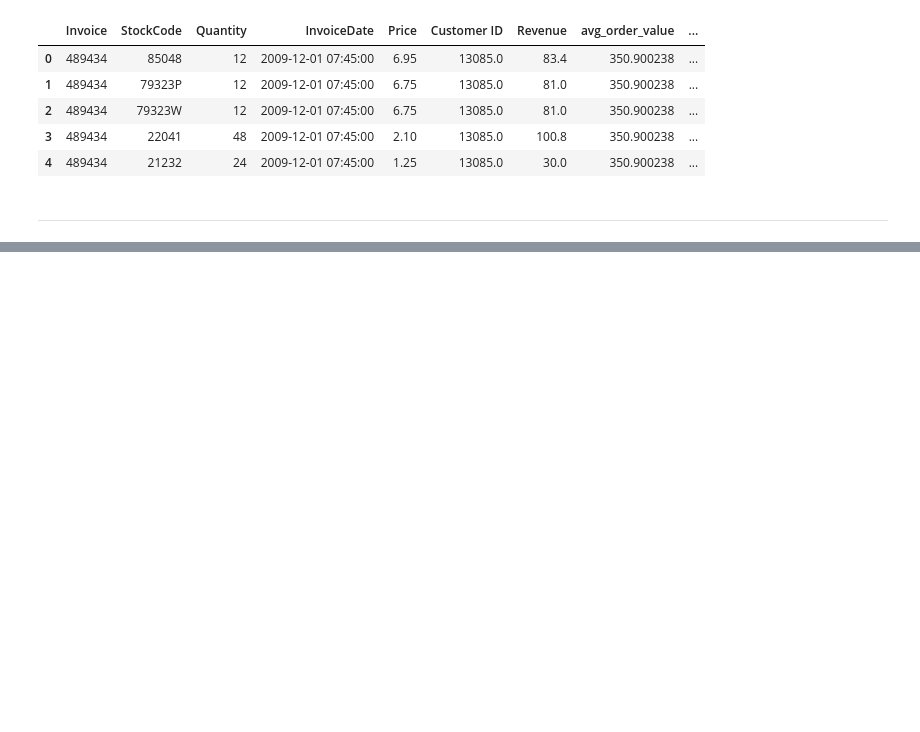
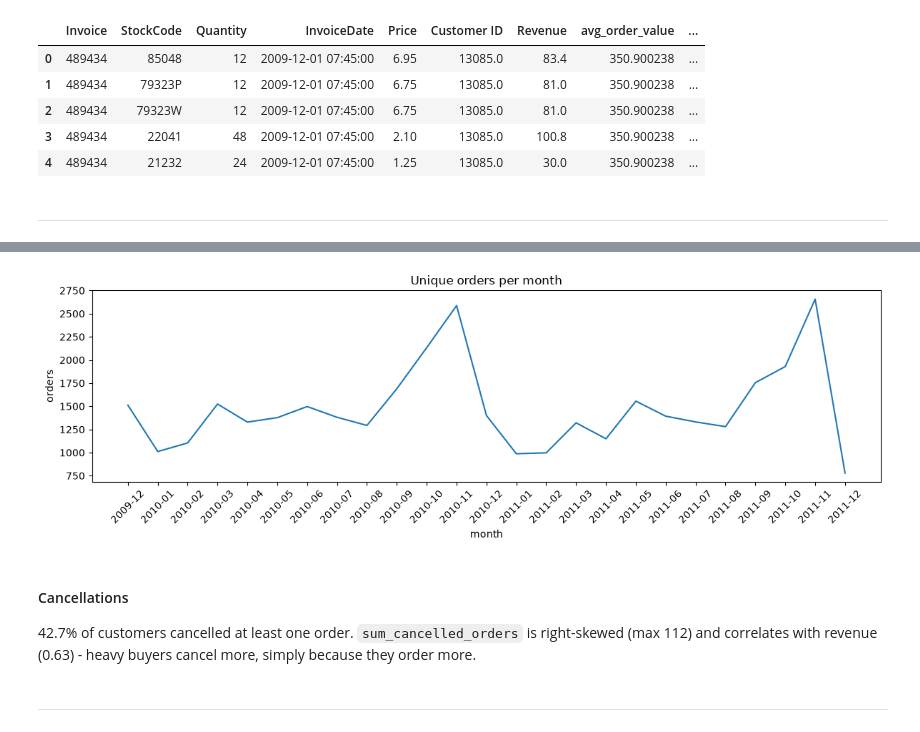
Before and after one commit to nick-st-coder/online-resail, a Jupyter notebook: notebooks/EDA.ipynb, the cells around one changed output, grey strips where cells are left out. Saved outputs shown, nothing was run; the diff lists cells and outputs as text; code cells hidden in the pictures; blank space fills up the shorter version.

```diff
--- a/notebooks/EDA.ipynb
+++ b/notebooks/EDA.ipynb
@@ -506,0 +645,21 @@ rfm = df.groupby("Customer ID").agg(
+# %%
+monthly_orders = (
+    df.groupby(df["InvoiceDate"].dt.to_period("M"))["Invoice"]
+      .nunique()
+      .reset_index()
+)
+monthly_orders.columns = ["month", "orders"]
+monthly_orders["month"] = monthly_orders["month"].astype(str)
+plt.figure(figsize=(12, 4))
+sns.lineplot(data=monthly_orders, x="month", y="orders")
+plt.xticks(rotation=45)
+plt.title("Unique orders per month")
+plt.tight_layout()
+plt.show()
+# %% [output]
+[figure, added]
+# %% [markdown]
+#### Cancellations
+42.7% of customers cancelled at least one order. `sum_cancelled_orders` is right-skewed (max 112) and correlates with revenue (0.63) - heavy buyers cancel more, simply because they order more.
+# %% [markdown]
+---
```
Also changed, not shown: parts of 29 cells of this notebook.
